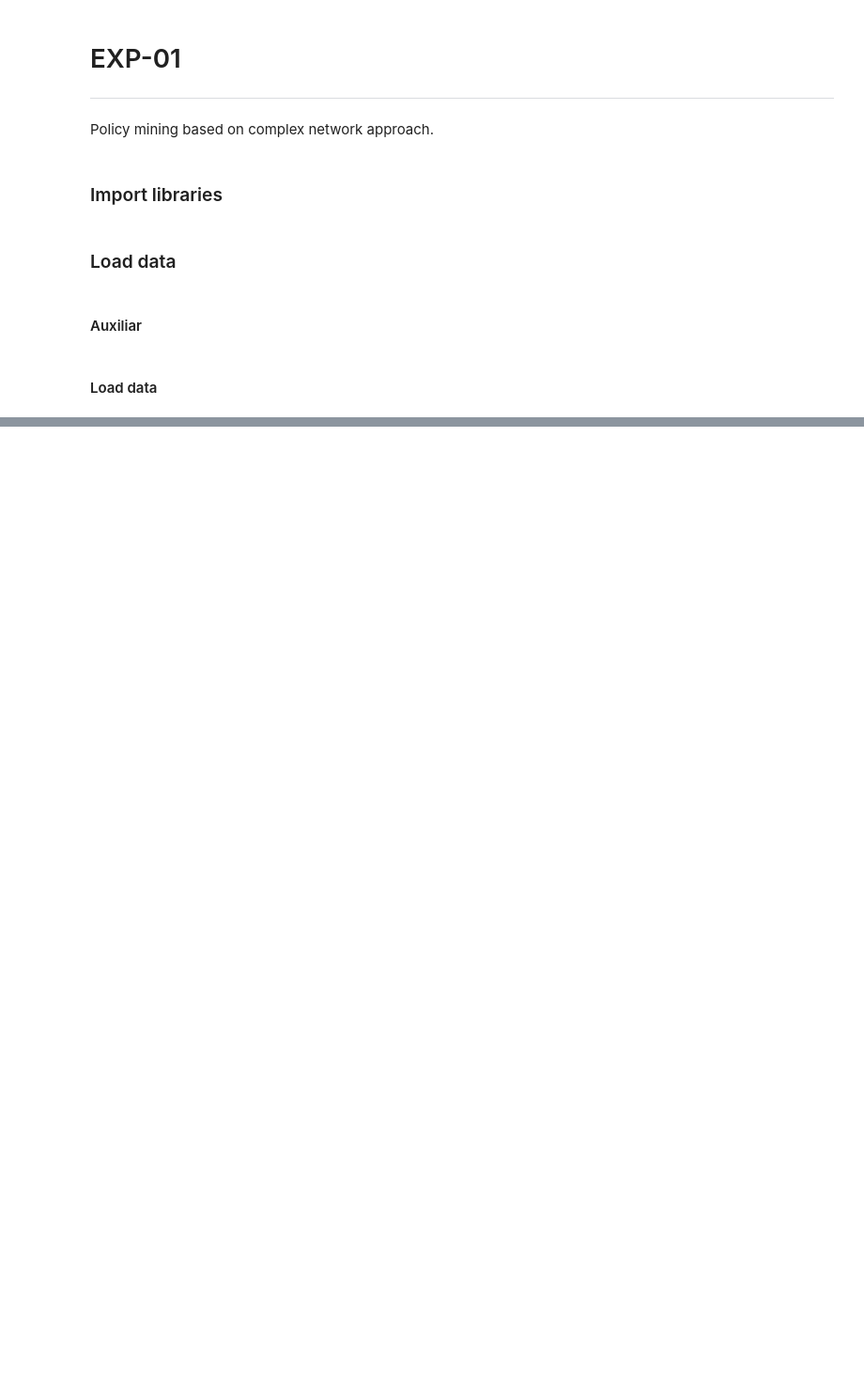
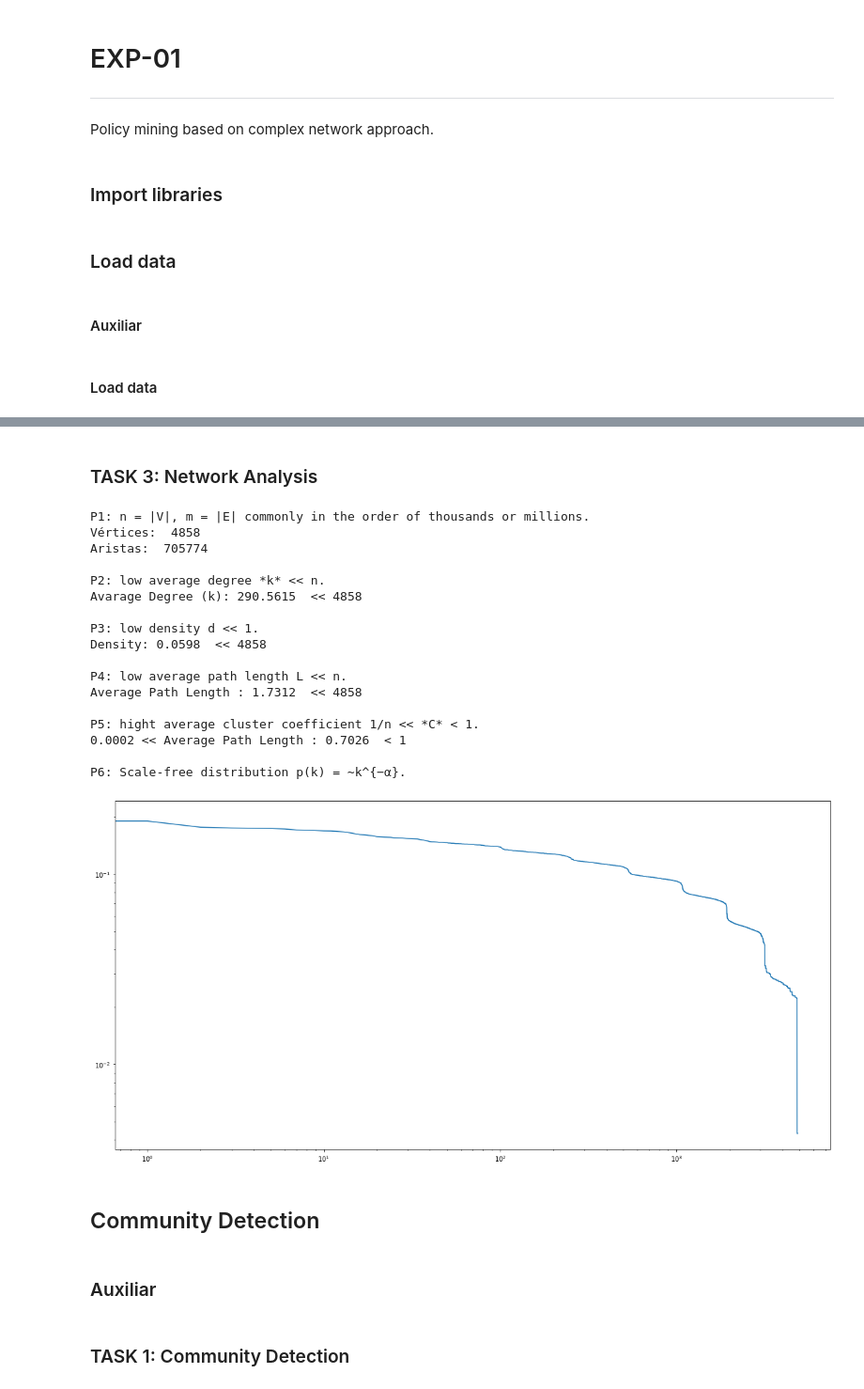
Before and after one commit to diazmx/phd-thesis-lab, a Jupyter notebook: 02-CAV policies/EXP-01.ipynb, the cells around one changed output, grey strips where cells are left out. Shown at 94% size. Saved outputs shown, nothing was run; the diff lists cells and outputs as text; code cells hidden in the pictures; blank space fills up the shorter version.

```diff
--- a/02-CAV policies/EXP-01.ipynb
+++ b/02-CAV policies/EXP-01.ipynb
@@ -46,0 +339,9 @@ def add_col(dataf, dict_, attr_list, name_col):
+# %%
+g_proj_B = graph_projectionB(gb)
+print(nx.info(g_proj_B)) # Networkx network
+
+# Convert to igraph object graph
+g_proj_B = ig.Graph.from_networkx(g_proj_B)
+g_proj_B.vs["name"] = g_proj_B.vs["_nx_name"]
+del g_proj_B.vs["_nx_name"]
+print(ig.summary(g_proj_B)) # igraph network
@@ -46,0 +357,69 @@ def add_col(dataf, dict_, attr_list, name_col):
+# %% [markdown]
+### TASK 3: Network Analysis
+# %%
+##### P1: n = |V|, m = |E| commonly in the order of thousands or millions. #####
+n = g_proj_B.vcount()
+m = g_proj_B.ecount()
+print("P1: n = |V|, m = |E| commonly in the order of thousands or millions.")
+print("Vértices: ", n)
+print("Aristas: ", m)
+print()
+
+##### P2: low average degree *k* << n. #####
+print("P2: low average degree *k* << n.")
+print("Avarage Degree (k): {:.4f}".format(ig.mean(g_proj_B.degree())), " <<", n)
+print()
+
+##### P3: low density d << 1. #####
+print("P3: low density d << 1.")
+d = g_proj_B.density()
+print("Density: {:.4f}".format(d), " <<",n)
+print()
+
+##### P4: low average path length L << n. #####
+print("P4: low average path length L << n.")
+L = g_proj_B.average_path_length()
+print("Average Path Length :", "{:.4f}".format(L), " <<", n)
+print()
+
+##### P5: hight average cluster coefficient 1/n << *C* < 1. #####
+print("P5: hight average cluster coefficient 1/n << *C* < 1.")
+cc = g_proj_B.transitivity_avglocal_undirected()
+print("{:.4f}".format(1/n),"<<","Average Path Length :", "{:.4f}".format(cc), " <", 1)
+print()
+
+##### P6: Scale-free distribution p(k) = ∼k−α. #####
+print("P6: Scale-free distribution p(k) = ∼k^{−α}.")
+distri_grados = [i/g_proj_B.vcount() for i in g_proj_B.degree()]
+plt.figure(figsize=(20,10))
+plt.plot(sorted(distri_grados,reverse=True))
+#x1, y1 = [100, 700], [0.13, 0.015]
+#x2, y2 = [1, 231], [3, 2]
+#plt.plot(x1, y1, marker = 'o')
+plt.yscale("log")
+plt.xscale("log")
+plt.show()
+print()
+# %% [output]
+P1: n = |V|, m = |E| commonly in the order of thousands or millions.
+Vértices:  4858
+Aristas:  705774
+
+P2: low average degree *k* << n.
+Avarage Degree (k): 290.5615  << 4858
+
+P3: low density d << 1.
+Density: 0.0598  << 4858
+
+P4: low average path length L << n.
+Average Path Length : 1.7312  << 4858
+
+P5: hight average cluster coefficient 1/n << *C* < 1.
+0.0002 << Average Path Length : 0.7026  < 1
+
+P6: Scale-free distribution p(k) = ∼k^{−α}.
+[figure, added]
+# %% [markdown]
+## Community Detection
+# %% [markdown]
+### Auxiliar
@@ -46,0 +772,2 @@ def add_col(dataf, dict_, attr_list, name_col):
+# %% [markdown]
+### TASK 1: Community Detection
```
Also changed, not shown: parts of 50 cells of this notebook, 5 other files.
